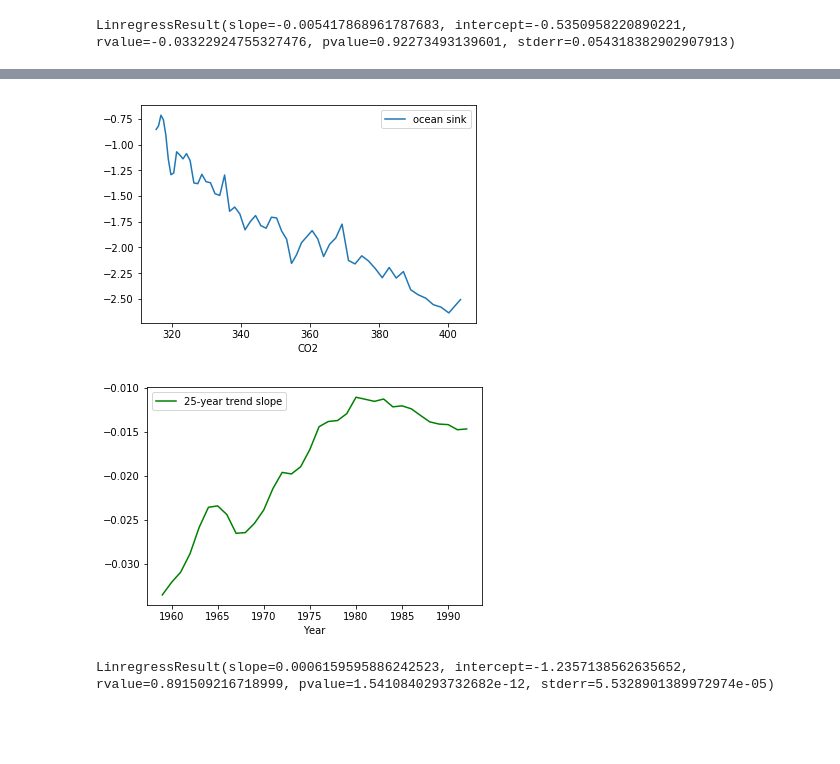
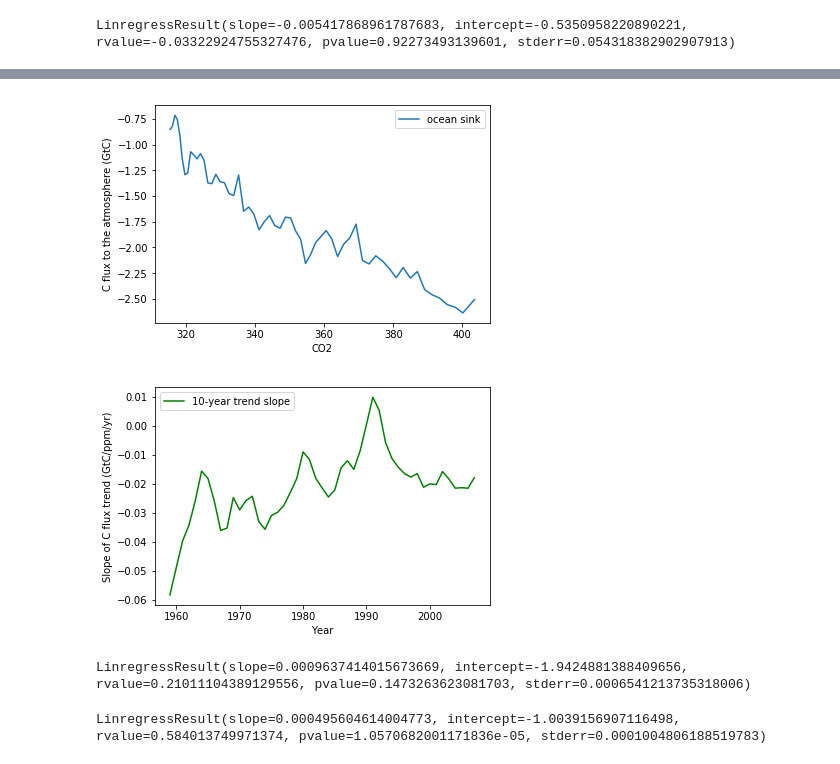
Before and after one commit to rursino/carbon-cycle-feedbacks, a Jupyter notebook: Peylin_flux/Notebooks/CO2_reg.ipynb, the cells around one changed output, grey strips where cells are left out. Saved outputs shown, nothing was run; the diff lists cells and outputs as text; code cells hidden in the pictures; blank space fills up the shorter version.

Commit message:
Update of plots before group meeting pres

```diff
--- a/Peylin_flux/Notebooks/CO2_reg.ipynb
+++ b/Peylin_flux/Notebooks/CO2_reg.ipynb
@@ -66,12 +66,16 @@ def rolling_trend(data, sink='land sink', window=10, r_plot=False):
         r_values.append(stats_info[2])
 
     data.plot(x='CO2', y=sink)
+    plt.ylabel('C flux to the atmosphere (GtC)')
+
     roll_df = pd.DataFrame({f'{window}-year trend slope': roll_values}, index=data.index[:-window])
     roll_df.plot(color='g')
+    plt.ylabel('Slope of C flux trend (GtC/ppm/yr)')
 
     if r_plot:
         r_df = pd.DataFrame({'r-values of trends': r_values}, index=data.index[:-window])
         r_df.plot(color='k')
+        plt.ylabel('r-value of slope')
         return roll_df, r_df
 
     return roll_df
@@ -83,9 +92,13 @@ LinregressResult(slope=-0.005417868961787683, intercept=-0.5350958220890221, rva
 # %%
-ocean_25_co2=rolling_trend(df, sink='ocean sink', window=25)
+ocean_10_co2=rolling_trend(df, sink='ocean sink', window=10)
 # %% [output]
-[figure, old version]
+[figure, new version]
-[figure, old version]
+[figure, new version]
 # %%
-stats.linregress(ocean_25_co2.index, ocean_25_co2.values.squeeze())
+stats.linregress(land_10_co2.index, land_10_co2.values.squeeze())
 # %% [output]
-LinregressResult(slope=0.0006159595886242523, intercept=-1.2357138562635652, rvalue=0.891509216718999, pvalue=1.5410840293732682e-12, stderr=5.5328901389972974e-05)
+LinregressResult(slope=0.0009637414015673669, intercept=-1.9424881388409656, rvalue=0.21011104389129556, pvalue=0.1473263623081703, stderr=0.0006541213735318006)
+# %%
+stats.linregress(ocean_10_co2.index, ocean_10_co2.values.squeeze())
+# %% [output]
+LinregressResult(slope=0.000495604614004773, intercept=-1.0039156907116498, rvalue=0.584013749971374, pvalue=1.0570682001171836e-05, stderr=0.0001004806188519783)
```
Also changed, not shown: parts of 1 cell of this notebook, 1 other file.
